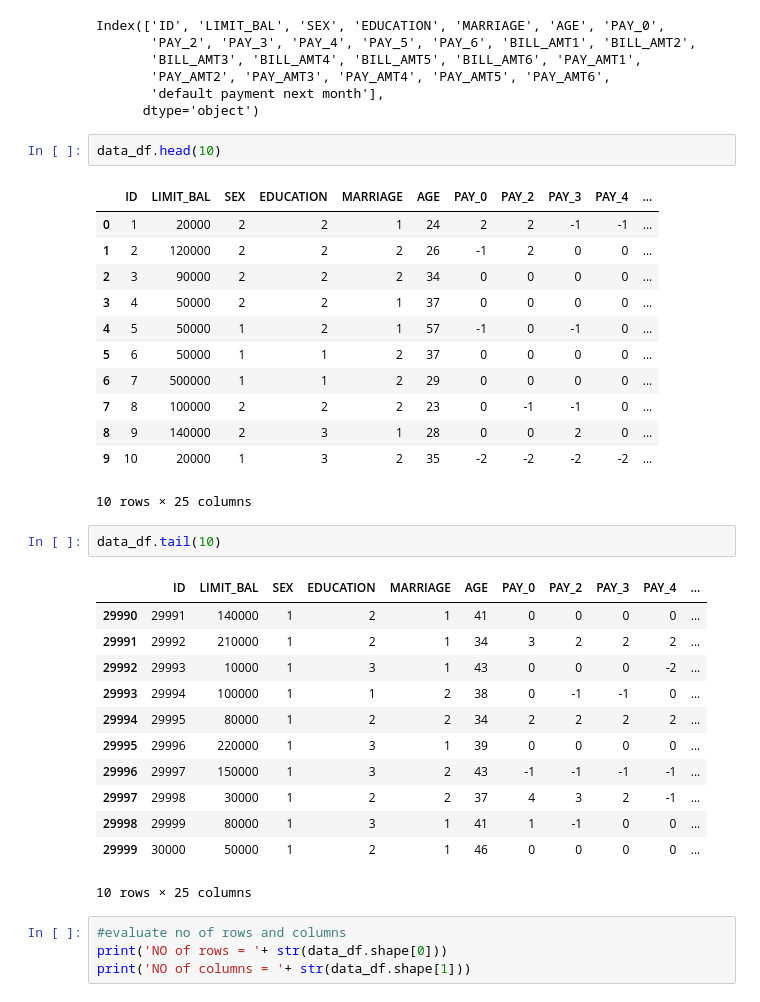
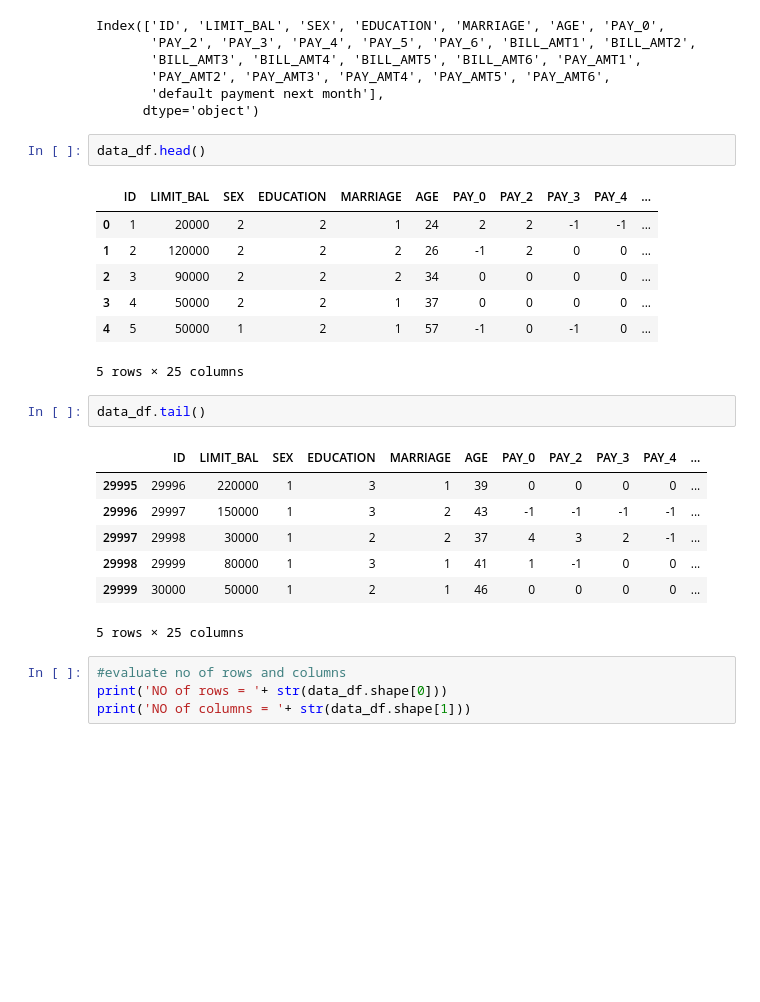
Before and after one commit to shivansh9770/Credit-Card-Default-Prediction, a Jupyter notebook: Credit_Card_Default_Prediction_Capstone_Project.ipynb, the cells around one changed output. Cells and saved outputs as stored; diff of their text form; blank space fills up the shorter version.

```diff
--- a/Credit_Card_Default_Prediction_Capstone_Project.ipynb
+++ b/Credit_Card_Default_Prediction_Capstone_Project.ipynb
@@ -86,7 +65,7 @@ Index(['ID', 'LIMIT_BAL', 'SEX', 'EDUCATION', 'MARRIAGE', 'AGE', 'PAY_0',
        'default payment next month'],
       dtype='object')
 # %%
-data_df.head(10)
+data_df.head()
 # %% [output]
 |  | ID | LIMIT_BAL | SEX | EDUCATION | MARRIAGE | AGE | PAY_0 | PAY_2 | PAY_3 | PAY_4 | ... |
 | 0 | 1 | 20000 | 2 | 2 | 1 | 24 | 2 | 2 | -1 | -1 | ... |
@@ -94,27 +73,17 @@ data_df.head(10)
 | 2 | 3 | 90000 | 2 | 2 | 2 | 34 | 0 | 0 | 0 | 0 | ... |
 | 3 | 4 | 50000 | 2 | 2 | 1 | 37 | 0 | 0 | 0 | 0 | ... |
 | 4 | 5 | 50000 | 1 | 2 | 1 | 57 | -1 | 0 | -1 | 0 | ... |
-| 5 | 6 | 50000 | 1 | 1 | 2 | 37 | 0 | 0 | 0 | 0 | ... |
-| 6 | 7 | 500000 | 1 | 1 | 2 | 29 | 0 | 0 | 0 | 0 | ... |
-| 7 | 8 | 100000 | 2 | 2 | 2 | 23 | 0 | -1 | -1 | 0 | ... |
-| 8 | 9 | 140000 | 2 | 3 | 1 | 28 | 0 | 0 | 2 | 0 | ... |
-| 9 | 10 | 20000 | 1 | 3 | 2 | 35 | -2 | -2 | -2 | -2 | ... |
-10 rows × 25 columns
+5 rows × 25 columns
 # %%
-data_df.tail(10)
+data_df.tail()
 # %% [output]
 |  | ID | LIMIT_BAL | SEX | EDUCATION | MARRIAGE | AGE | PAY_0 | PAY_2 | PAY_3 | PAY_4 | ... |
-| 29990 | 29991 | 140000 | 1 | 2 | 1 | 41 | 0 | 0 | 0 | 0 | ... |
-| 29991 | 29992 | 210000 | 1 | 2 | 1 | 34 | 3 | 2 | 2 | 2 | ... |
-| 29992 | 29993 | 10000 | 1 | 3 | 1 | 43 | 0 | 0 | 0 | -2 | ... |
-| 29993 | 29994 | 100000 | 1 | 1 | 2 | 38 | 0 | -1 | -1 | 0 | ... |
-| 29994 | 29995 | 80000 | 1 | 2 | 2 | 34 | 2 | 2 | 2 | 2 | ... |
 | 29995 | 29996 | 220000 | 1 | 3 | 1 | 39 | 0 | 0 | 0 | 0 | ... |
 | 29996 | 29997 | 150000 | 1 | 3 | 2 | 43 | -1 | -1 | -1 | -1 | ... |
 | 29997 | 29998 | 30000 | 1 | 2 | 2 | 37 | 4 | 3 | 2 | -1 | ... |
 | 29998 | 29999 | 80000 | 1 | 3 | 1 | 41 | 1 | -1 | 0 | 0 | ... |
 | 29999 | 30000 | 50000 | 1 | 2 | 1 | 46 | 0 | 0 | 0 | 0 | ... |
-10 rows × 25 columns
+5 rows × 25 columns
 # %%
 #evaluate no of rows and columns
 print('NO of rows = '+ str(data_df.shape[0]))
```
Also changed, not shown: parts of 44 cells of this notebook.
